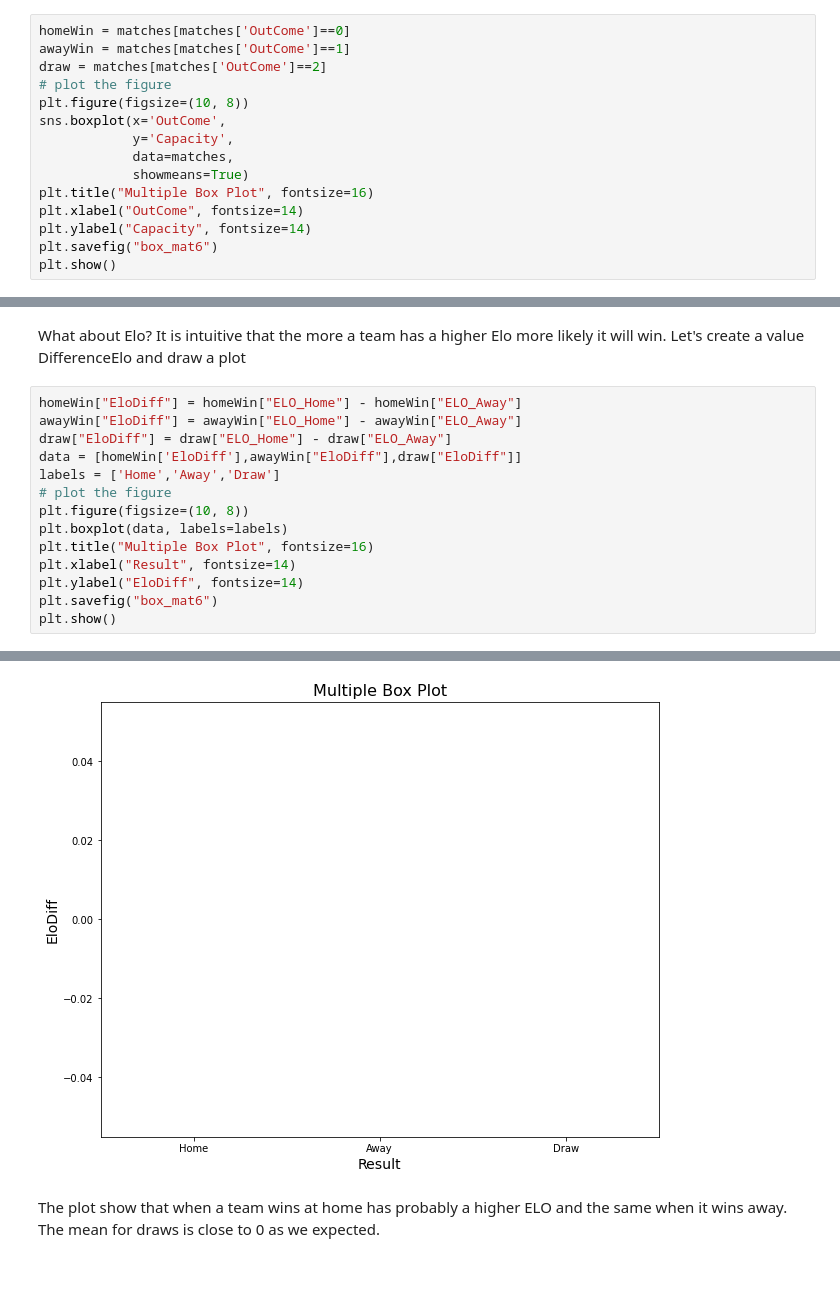
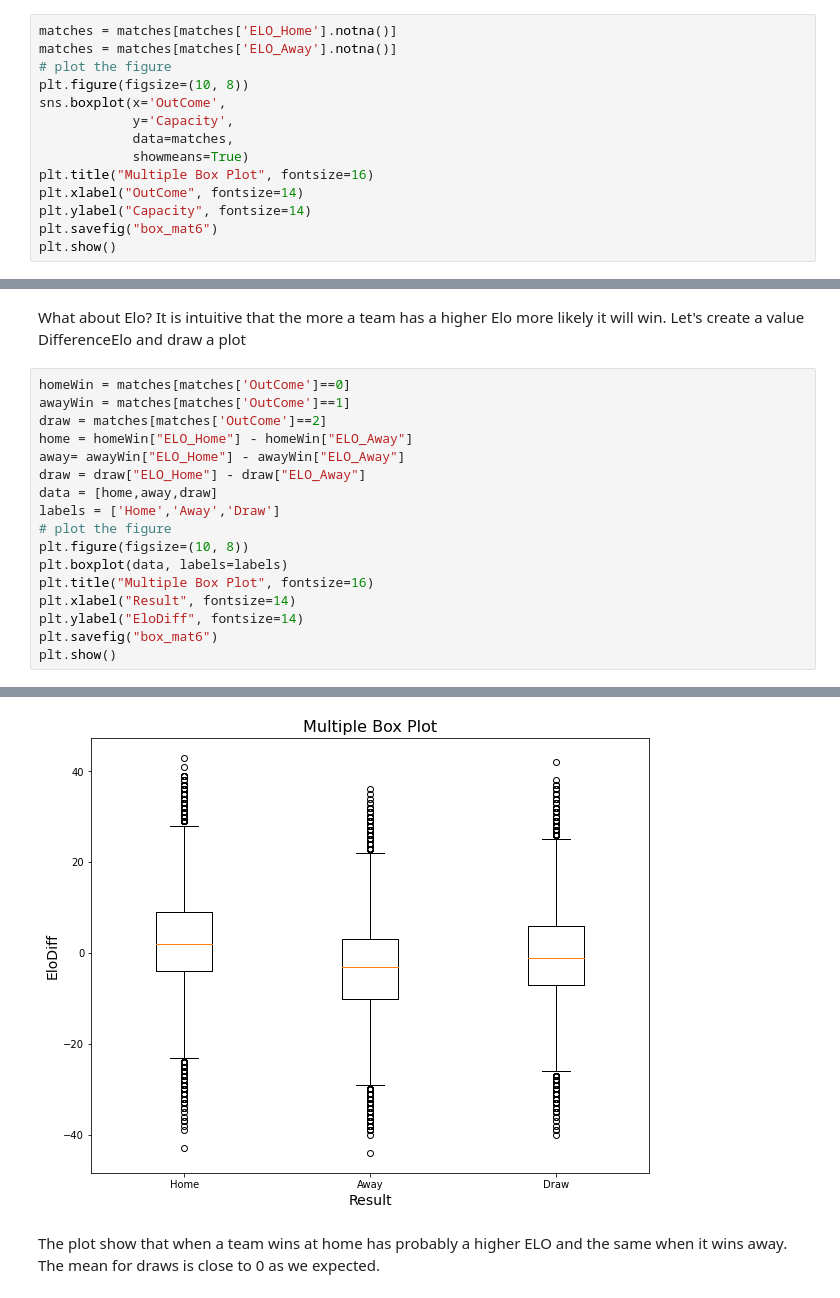
Before and after one commit to alessandroNarcisi96/Football-Match-Outcome-Prediction, a Jupyter notebook: project.ipynb, the cells around one changed output, grey strips where cells are left out. Drawn from its saved outputs; the diff is of its cells as text.

```diff
--- a/project.ipynb
+++ b/project.ipynb
@@ -211,7 +202,6 @@ dtype: int64
 # %%
-homeWin = matches[matches['OutCome']==0]
-awayWin = matches[matches['OutCome']==1]
-draw = matches[matches['OutCome']==2]
+matches = matches[matches['ELO_Home'].notna()]
+matches = matches[matches['ELO_Away'].notna()]
 # plot the figure
 plt.figure(figsize=(10, 8))
 sns.boxplot(x='OutCome',
@@ -259,10 +249,13 @@ matches.drop('Pitch',inplace=True,axis = 1)
 What about Elo? It is intuitive that the more a team has a higher Elo more likely it will win.
 Let's create a value DifferenceElo and draw a plot
 # %%
-homeWin["EloDiff"] = homeWin["ELO_Home"] - homeWin["ELO_Away"]
-awayWin["EloDiff"] = awayWin["ELO_Home"] - awayWin["ELO_Away"]
-draw["EloDiff"] = draw["ELO_Home"] - draw["ELO_Away"]
-data = [homeWin['EloDiff'],awayWin["EloDiff"],draw["EloDiff"]]
+homeWin = matches[matches['OutCome']==0]
+awayWin = matches[matches['OutCome']==1]
+draw = matches[matches['OutCome']==2]
+home = homeWin["ELO_Home"] - homeWin["ELO_Away"]
+away= awayWin["ELO_Home"] - awayWin["ELO_Away"]
+draw = draw["ELO_Home"] - draw["ELO_Away"]
+data = [home,away,draw]
 labels = ['Home','Away','Draw']
 # plot the figure
 plt.figure(figsize=(10, 8))
@@ -291,4 +269,4 @@ See the caveats in the documentation: https://pandas.pydata.org/pandas-docs/stab
-[figure, old version]
+[figure, new version]
 # %% [markdown]
 The plot show that when a team wins at home has probably a higher ELO and the same when it wins away.
 The mean for draws is close to 0 as we expected.
```
Also changed, not shown: parts of 7 cells of this notebook, 7 other files.
